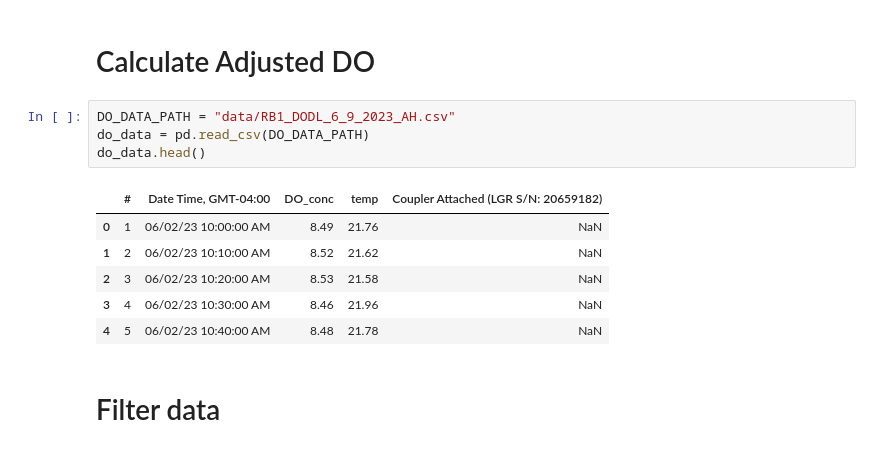
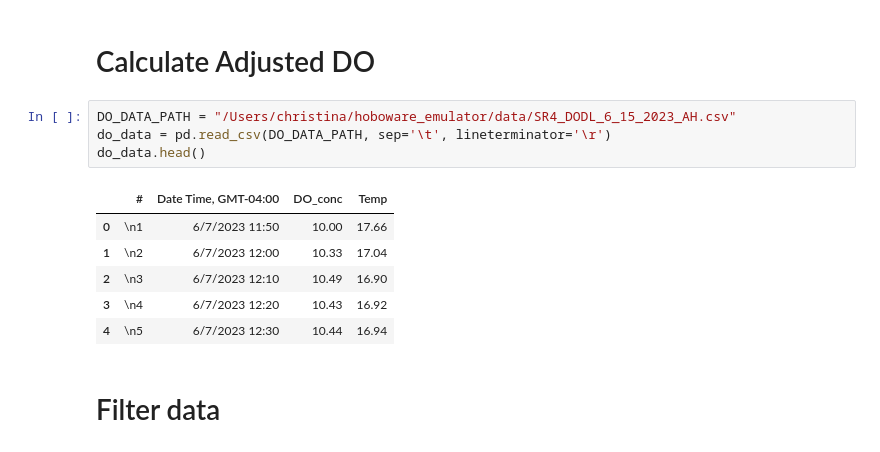
Before and after one commit to tnmygrwl/hoboware_emulator, a Jupyter notebook: hoboware_emulator.ipynb, the cells around one changed output. Saved outputs shown, nothing was run; the diff lists cells and outputs as text.

```diff
--- a/hoboware_emulator.ipynb
+++ b/hoboware_emulator.ipynb
@@ -245,16 +265,16 @@ con_data['Adjusted Salinity (ppt)'] = con_data.apply(lambda row: calculate_salin
 # %% [markdown]
 # Calculate Adjusted DO
 # %%
-DO_DATA_PATH = "data/RB1_DODL_6_9_2023_AH.csv"
-do_data = pd.read_csv(DO_DATA_PATH)
+DO_DATA_PATH = "/Users/christina/hoboware_emulator/data/SR4_DODL_6_15_2023_AH.csv"
+do_data = pd.read_csv(DO_DATA_PATH, sep='\t', lineterminator='\r')
 do_data.head()
 # %% [output]
-|  | # | Date Time, GMT-04:00 | DO_conc | temp | Coupler Attached (LGR S/N: 20659182) |
-| 0 | 1 | 06/02/23 10:00:00 AM | 8.49 | 21.76 | NaN |
-| 1 | 2 | 06/02/23 10:10:00 AM | 8.52 | 21.62 | NaN |
-| 2 | 3 | 06/02/23 10:20:00 AM | 8.53 | 21.58 | NaN |
-| 3 | 4 | 06/02/23 10:30:00 AM | 8.46 | 21.96 | NaN |
-| 4 | 5 | 06/02/23 10:40:00 AM | 8.48 | 21.78 | NaN |
+|  | # | Date Time, GMT-04:00 | DO_conc | Temp |
+| 0 | \n1 | 6/7/2023 11:50 | 10.00 | 17.66 |
+| 1 | \n2 | 6/7/2023 12:00 | 10.33 | 17.04 |
+| 2 | \n3 | 6/7/2023 12:10 | 10.49 | 16.90 |
+| 3 | \n4 | 6/7/2023 12:20 | 10.43 | 16.92 |
+| 4 | \n5 | 6/7/2023 12:30 | 10.44 | 16.94 |
 # %% [markdown]
 # Filter data
 # %%
```
Also changed, not shown: parts of 16 cells of this notebook.
